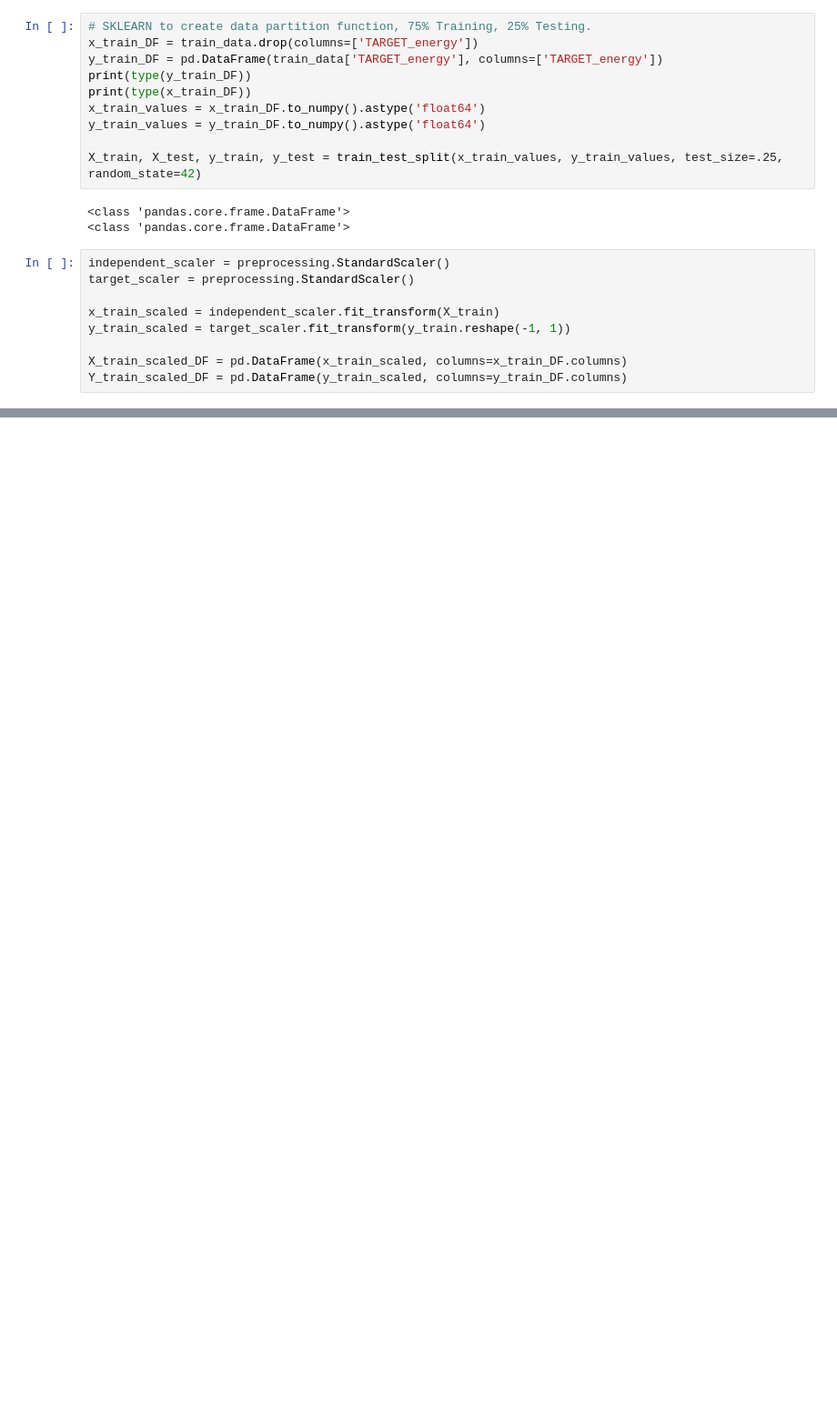
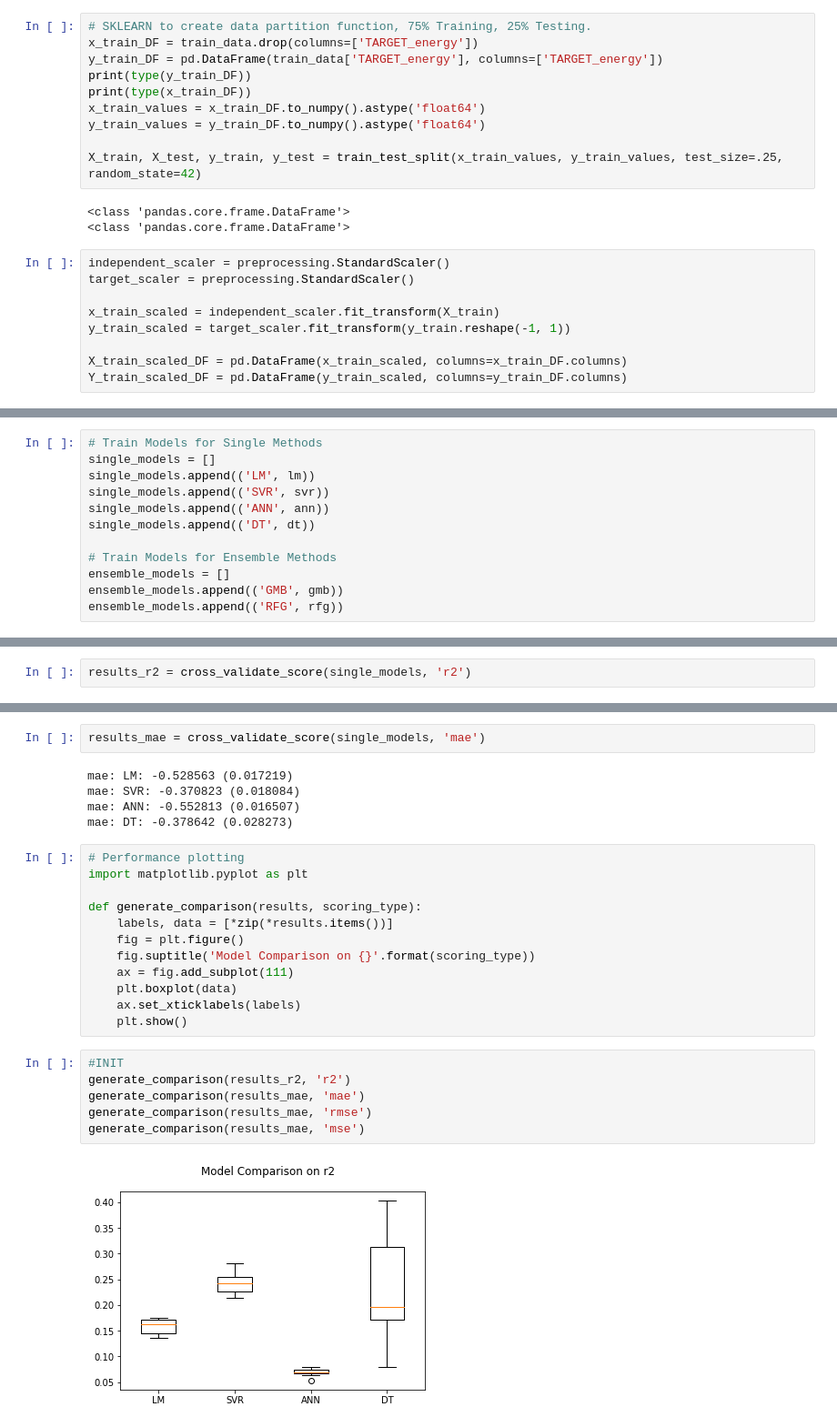
Before and after one commit to nugyn/ML-Assignment-2, a Jupyter notebook: ML-Assignment-2.ipynb, the cells around one changed output, grey strips where cells are left out. Shown: that part at 91% size. Cells and saved outputs as stored; diff of their text form; blank space fills up the shorter version.

Commit message:
Implemented single and ensemble model training, and plotting of models by performance metrics

```diff
--- a/ML-Assignment-2.ipynb
+++ b/ML-Assignment-2.ipynb
@@ -143 +154,13 @@ sorted(sklearn.metrics.SCORERS.keys())
+# %%
+# Train Models for Single Methods
+single_models = []
+single_models.append(('LM', lm))
+single_models.append(('SVR', svr))
+single_models.append(('ANN', ann))
+single_models.append(('DT', dt))
+
+# Train Models for Ensemble Methods
+ensemble_models = []
+ensemble_models.append(('GMB', gmb))
+ensemble_models.append(('RFG', rfg))
 # %%
@@ -172,0 +191,2 @@ RFG: 0.536226 (0.047532)
+# %%
+results_r2 = cross_validate_score(single_models, 'r2')
@@ -172,0 +212,27 @@ RFG: 0.536226 (0.047532)
+# %%
+results_mae = cross_validate_score(single_models, 'mae')
+# %% [output]
+mae: LM: -0.528563 (0.017219)
+mae: SVR: -0.370823 (0.018084)
+mae: ANN: -0.552813 (0.016507)
+mae: DT: -0.378642 (0.028273)
+# %%
+# Performance plotting
+import matplotlib.pyplot as plt
+
+def generate_comparison(results, scoring_type):
+    labels, data = [*zip(*results.items())]
+    fig = plt.figure()
+    fig.suptitle('Model Comparison on {}'.format(scoring_type))
+    ax = fig.add_subplot(111)
+    plt.boxplot(data)
+    ax.set_xticklabels(labels)
+    plt.show()
+# %%
+#INIT
+generate_comparison(results_r2, 'r2')
+generate_comparison(results_mae, 'mae')
+generate_comparison(results_mae, 'rmse')
+generate_comparison(results_mae, 'mse')
+# %% [output]
+[figure, added]
```
Also changed, not shown: parts of 18 cells of this notebook.
